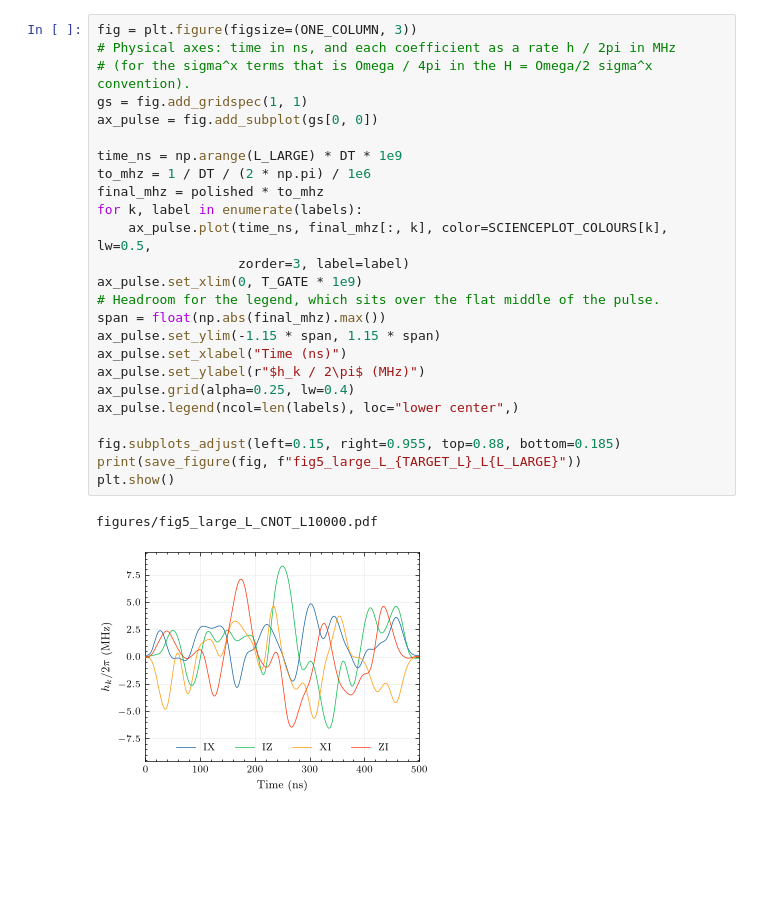
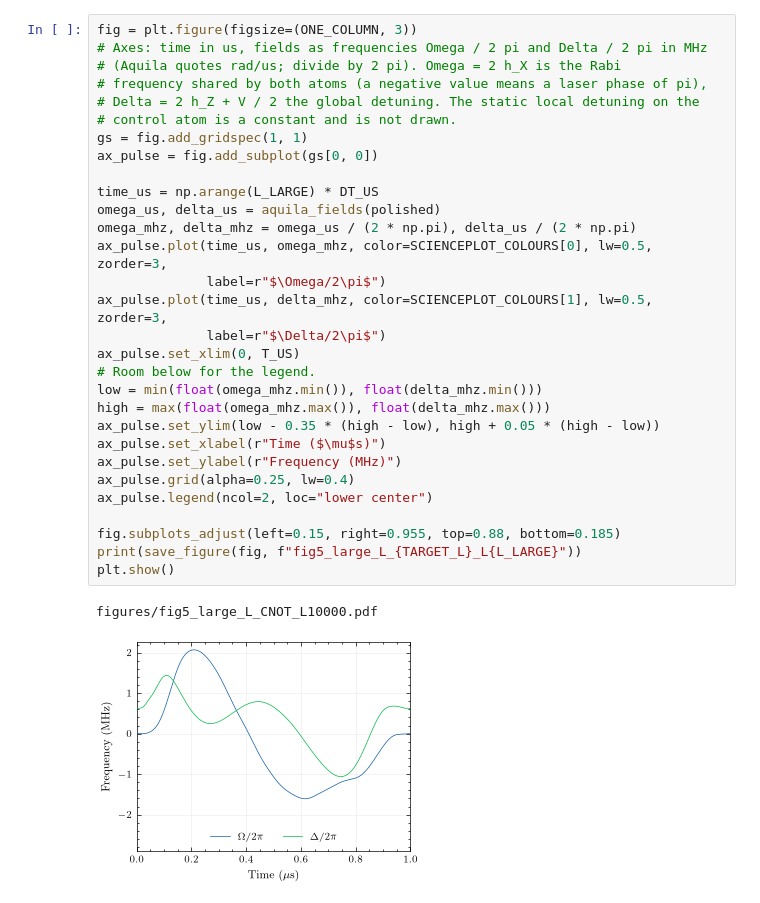
Before and after one commit to therooler/geope_paper, a Jupyter notebook: fig5_large_L.ipynb, the cells around one changed output. Saved outputs shown, nothing was run; the diff lists cells and outputs as text; blank space fills up the shorter version.

Commit message:
Plots for the paper and renumbering so it aligns with paper

```diff
--- a/fig5_large_L.ipynb
+++ b/fig5_large_L.ipynb
@@ -348,28 +499,33 @@ ends        : max |h|/2pi at segments 0 and L-1 is 1.10 MHz solution -> 0.140 MH
 # %%
 fig = plt.figure(figsize=(ONE_COLUMN, 3))
-# Physical axes: time in ns, and each coefficient as a rate h / 2pi in MHz
-# (for the sigma^x terms that is Omega / 4pi in the H = Omega/2 sigma^x convention).
+# Axes: time in us, fields as frequencies Omega / 2 pi and Delta / 2 pi in MHz
+# (Aquila quotes rad/us; divide by 2 pi). Omega = 2 h_X is the Rabi
+# frequency shared by both atoms (a negative value means a laser phase of pi),
+# Delta = 2 h_Z + V / 2 the global detuning. The static local detuning on the
+# control atom is a constant and is not drawn.
 gs = fig.add_gridspec(1, 1)
 ax_pulse = fig.add_subplot(gs[0, 0])
 
-time_ns = np.arange(L_LARGE) * DT * 1e9
-to_mhz = 1 / DT / (2 * np.pi) / 1e6
-final_mhz = polished * to_mhz
-for k, label in enumerate(labels):
-    ax_pulse.plot(time_ns, final_mhz[:, k], color=SCIENCEPLOT_COLOURS[k], lw=0.5,
-                  zorder=3, label=label)
-ax_pulse.set_xlim(0, T_GATE * 1e9)
-# Headroom for the legend, which sits over the flat middle of the pulse.
-span = float(np.abs(final_mhz).max())
-ax_pulse.set_ylim(-1.15 * span, 1.15 * span)
-ax_pulse.set_xlabel("Time (ns)")
-ax_pulse.set_ylabel(r"$h_k / 2\pi$ (MHz)")
+time_us = np.arange(L_LARGE) * DT_US
+omega_us, delta_us = aquila_fields(polished)
+omega_mhz, delta_mhz = omega_us / (2 * np.pi), delta_us / (2 * np.pi)
+ax_pulse.plot(time_us, omega_mhz, color=SCIENCEPLOT_COLOURS[0], lw=0.5, zorder=3,
+              label=r"$\Omega/2\pi$")
+ax_pulse.plot(time_us, delta_mhz, color=SCIENCEPLOT_COLOURS[1], lw=0.5, zorder=3,
+              label=r"$\Delta/2\pi$")
+ax_pulse.set_xlim(0, T_US)
+# Room below for the legend.
+low = min(float(omega_mhz.min()), float(delta_mhz.min()))
+high = max(float(omega_mhz.max()), float(delta_mhz.max()))
+ax_pulse.set_ylim(low - 0.35 * (high - low), high + 0.05 * (high - low))
+ax_pulse.set_xlabel(r"Time ($\mu$s)")
+ax_pulse.set_ylabel(r"Frequency (MHz)")
 ax_pulse.grid(alpha=0.25, lw=0.4)
-ax_pulse.legend(ncol=len(labels), loc="lower center",)
+ax_pulse.legend(ncol=2, loc="lower center")
 
 fig.subplots_adjust(left=0.15, right=0.955, top=0.88, bottom=0.185)
 print(save_figure(fig, f"fig5_large_L_{TARGET_L}_L{L_LARGE}"))
 plt.show()
 # %% [output]
 figures/fig5_large_L_CNOT_L10000.pdf
-[figure, old version]
+[figure, new version]
```
Also changed, not shown: parts of 6 cells of this notebook, 39 other files.
